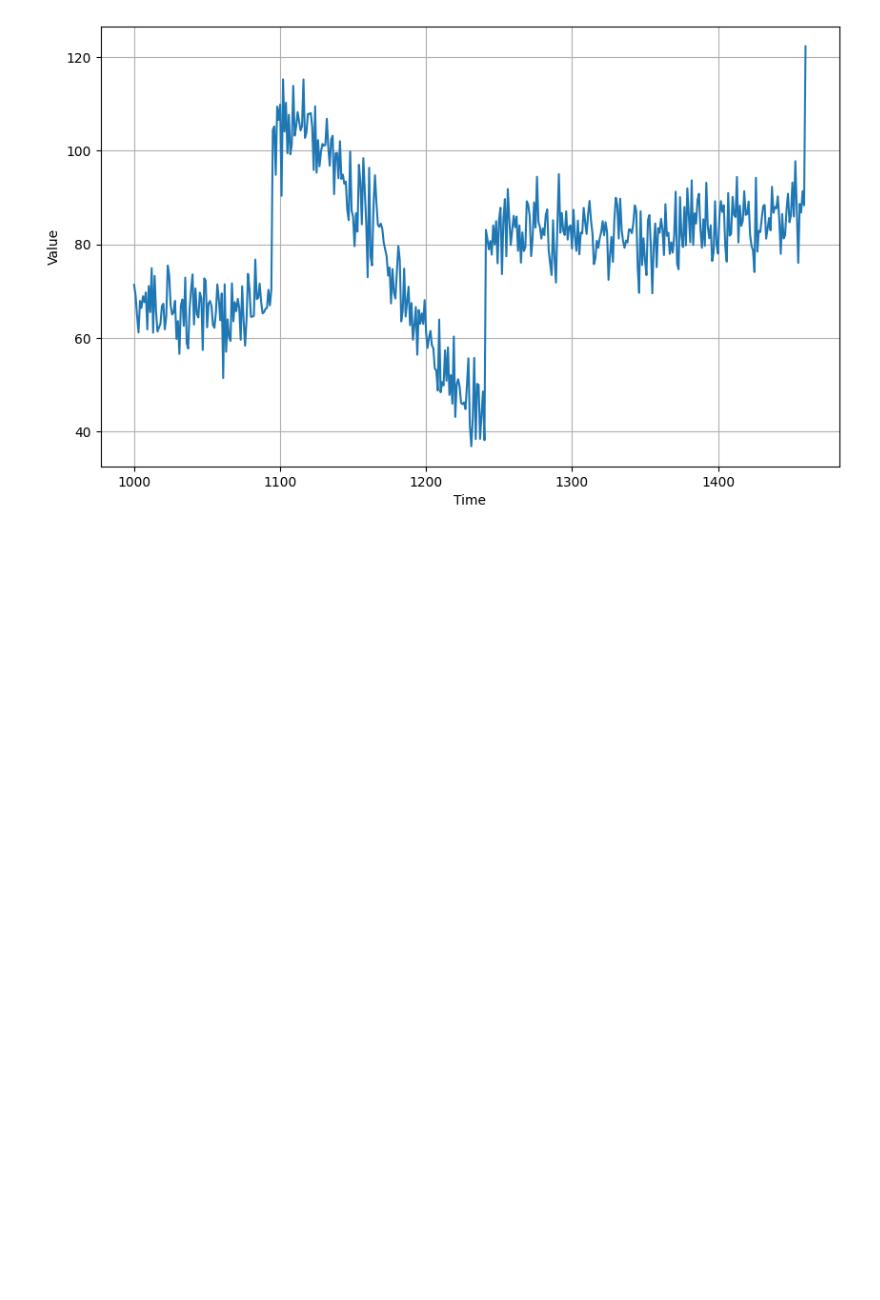
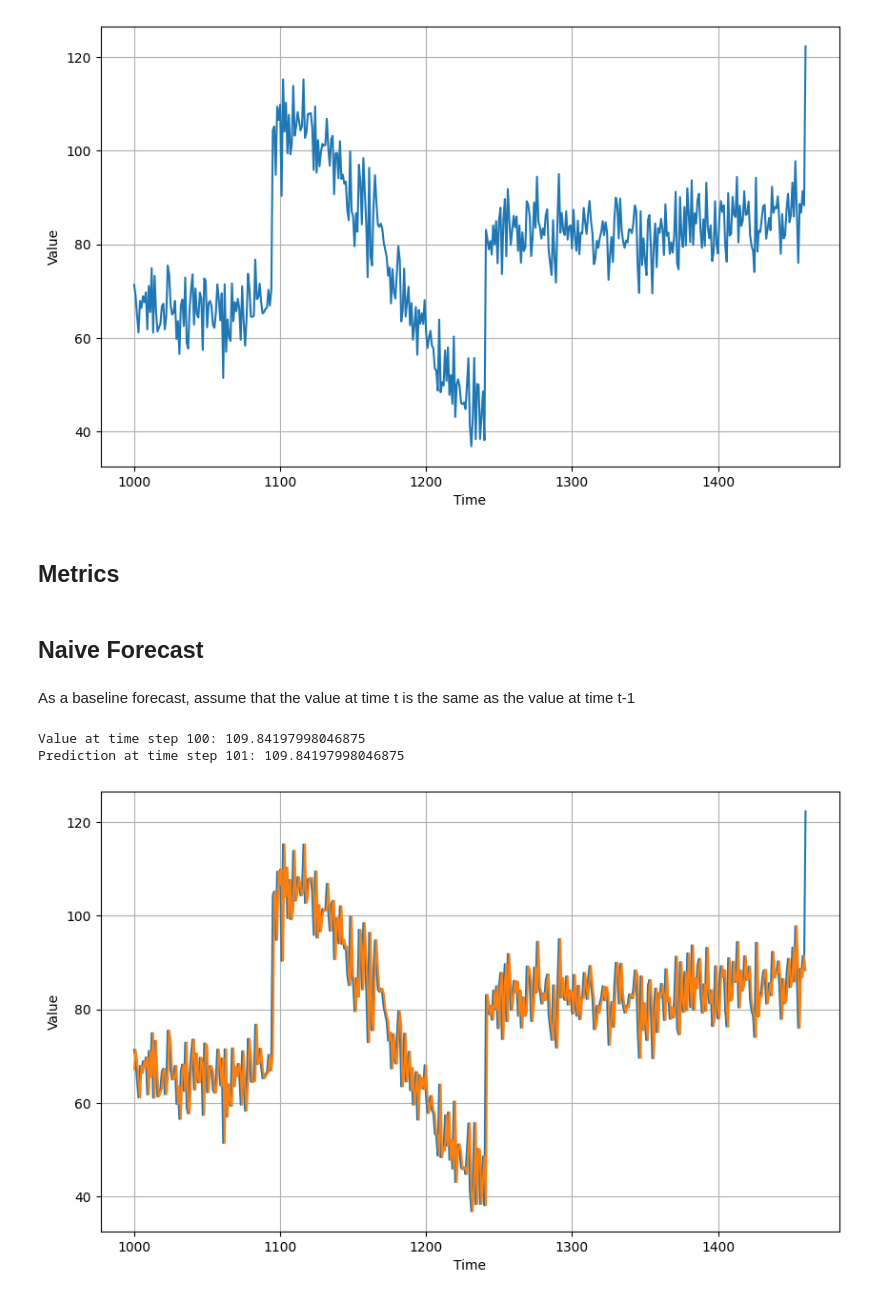
Before and after one commit to shielamms/Tensorflow-Notebooks, a Jupyter notebook: Statistical_Forecasting_with_Synthetic_Time_Series_Data.ipynb, the cells around one changed output. Saved outputs shown, nothing was run; the diff lists cells and outputs as text; code cells hidden in the pictures; blank space fills up the shorter version.

Commit message:
add naive forecast

```diff
--- a/Statistical_Forecasting_with_Synthetic_Time_Series_Data.ipynb
+++ b/Statistical_Forecasting_with_Synthetic_Time_Series_Data.ipynb
@@ -9,7 +9,12 @@ import tensorflow as tf
 # %%
 def plot_series(time, series, format='-', start=0, end=None, figsize=(10,6)):
   plt.figure(figsize=figsize)
-  plt.plot(time[start:end], series[start:end], format)
+
+  if isinstance(series, tuple):
+    for s in series:
+      plt.plot(time[start:end], s[start:end], format)
+  else:
+    plt.plot(time[start:end], series[start:end], format)
 
   plt.xlabel('Time')
   plt.ylabel('Value')
@@ -72,13 +77,13 @@ plot_series(time, series)
 # %% [markdown]
 ## Splitting the dataset
 # %%
-train_split = 1000
+split_time = 1000
 
-time_train = time[:train_split]
-x_train = series[:train_split]
+time_train = time[:split_time]
+x_train = series[:split_time]
 
-time_valid = time[train_split:]
-x_valid = series[train_split:]
+time_valid = time[split_time:]
+x_valid = series[split_time:]
 # %%
 plot_series(time_train, x_train)
 # %% [output]
@@ -87,3 +92,5 @@ plot_series(time_train, x_train)
 plot_series(time_valid, x_valid)
 # %% [output]
 [figure]
+# %% [markdown]
+## Metrics
@@ -89,0 +101,18 @@ plot_series(time_valid, x_valid)
+# %% [markdown]
+## Naive Forecast
+# %% [markdown]
+As a baseline forecast, assume that the value at time t is the same as the value at time t-1
+# %%
+naive_forecast = series[split_time - 1:-1]
+
+time_step = 100
+
+print(f'Value at time step {time_step}: {x_valid[time_step]}')
+print(f'Prediction at time step {time_step + 1}: {naive_forecast[time_step + 1]}')
+# %% [output]
+Value at time step 100: 109.84197998046875
+Prediction at time step 101: 109.84197998046875
+# %%
+plot_series(time_valid, (x_valid, naive_forecast))
+# %% [output]
+[figure, added]
```
Also changed, not shown: parts of 8 cells of this notebook.
